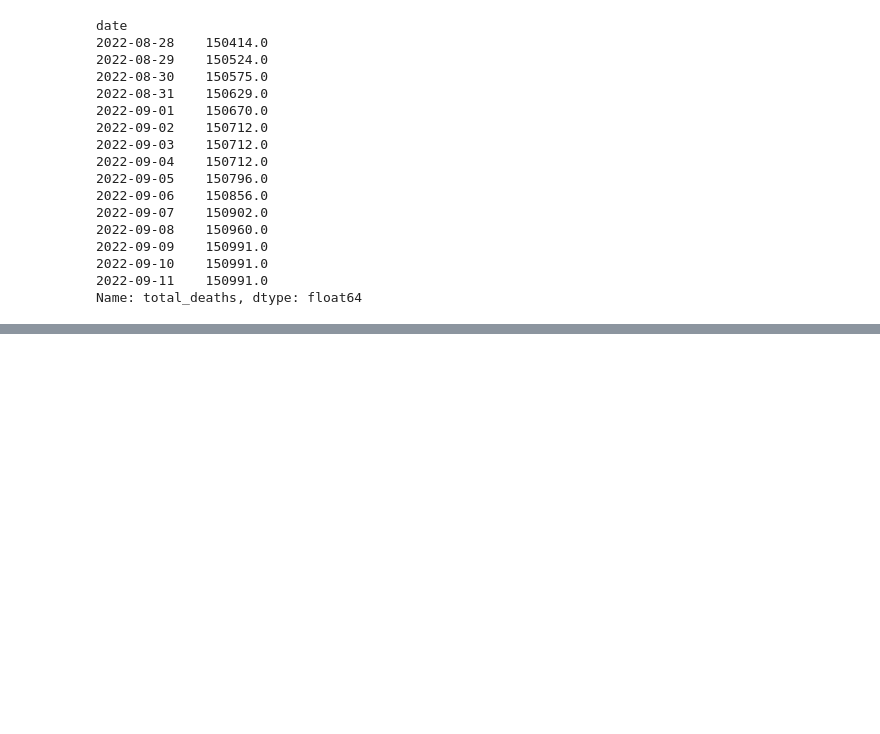
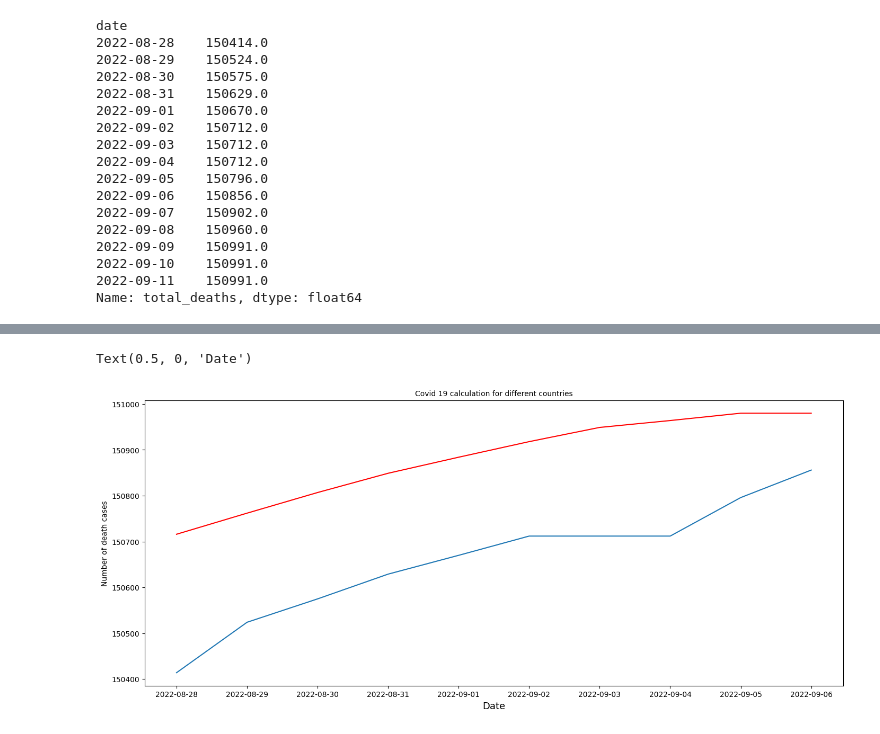
Before and after one commit to tekadata/covid_time_series_prediction, a Jupyter notebook: notebooks/model-France-pickle.ipynb, the cells around one changed output, grey strips where cells are left out. Drawn from its saved outputs; the diff is of its cells as text; code cells hidden in the pictures; blank space fills up the shorter version.

```diff
--- a/notebooks/model-France-pickle.ipynb
+++ b/notebooks/model-France-pickle.ipynb
@@ -368,3 +364,6 @@ date
 2022-09-10    150991.0
 2022-09-11    150991.0
 Name: total_deaths, dtype: float64
+# %%
+prediction=pd.DataFrame(list_pred)
+prediction
@@ -370,0 +382,10 @@ Name: total_deaths, dtype: float64
+# %%
+fig, ax = plt.subplots(1, figsize=(17,7))
+plt.plot(y_test.index[:10],prediction,color='r');
+plt.plot(y_test.index[:10],y_test[:10]);
+ax.set_title("Covid 19 calculation for different countries", size=10)
+ax.set_ylabel("Number of death cases", size=10)
+ax.set_xlabel("Date", size=13)
+# %% [output]
+Text(0.5, 0, 'Date')
+[figure, added]
```
Also changed, not shown: parts of 2 cells of this notebook.
